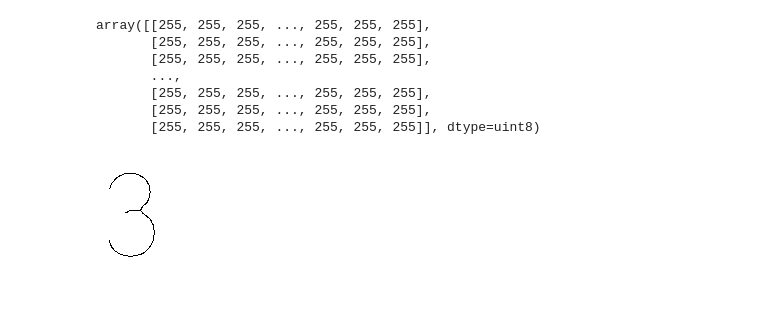
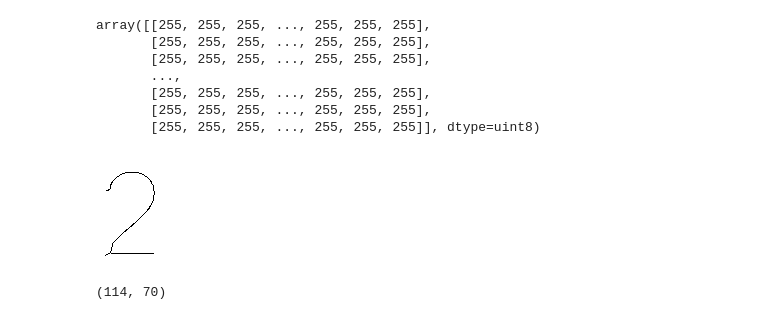
Before and after one commit to agusgun/IF4073-Pengcit, a Jupyter notebook: notebooks/Thinning Image.ipynb, the cells around one changed output. Drawn from its saved outputs; the diff is of its cells as text; code cells hidden in the pictures.

```diff
--- a/notebooks/Thinning Image.ipynb
+++ b/notebooks/Thinning Image.ipynb
@@ -4,4 +5,6 @@ import numpy as np
 from PIL import Image
+# %%
+THRESHOLD = 127
 # %%
 array(Image.open('datasets/digit/0.png').convert('L'))
 # %% [output]
@@ -19,7 +22,7 @@ def convert_image2bw(image):
 
     for i, row in enumerate(bw_image):
         for j, value in enumerate(row):
-            if bw_image[i][j] <= 127:
+            if bw_image[i][j] <= THRESHOLD:
                 bw_image[i][j] = 0
             else:
                 bw_image[i][j] = 255
@@ -72,7 +87,7 @@ class ImageThinner:
         result = 0
 
         for i in range(len(neighbors_check) - 1):
-            if neighbors_check[i] > 127 and neighbors_check[i + 1] <= 127:
+            if neighbors_check[i] > THRESHOLD and neighbors_check[i + 1] <= THRESHOLD:
                 result += 1
 
         return result
@@ -83,7 +98,7 @@ class ImageThinner:
         """
         result = 0
         for i in neighbors:
-            if i <= 127:
+            if i <= THRESHOLD:
                 result += 1
 
         return result
@@ -107,11 +122,11 @@ class ImageThinner:
                     P2, P3, P4, P5, P6, P7, P8, P9 = neighbors_list = self.neighbors(thinned_image, x, y)
 
 
-                    if (thinned_image[y][x] <= 127 and
+                    if (thinned_image[y][x] <= THRESHOLD and
                         2 <= self.count_black_pixel(neighbors_list) <= 6 and
                         self.transitions(neighbors_list) == 1 and
-                        (P2 > 127 or P4 > 127 or P6 > 127) and
-                        (P4 > 127 or P6 > 127 or P8 > 127)):
+                        (P2 > THRESHOLD or P4 > THRESHOLD or P6 > THRESHOLD) and
+                        (P4 > THRESHOLD or P6 > THRESHOLD or P8 > THRESHOLD)):
 
                         list_of_change_1.append((y, x))
 
@@ -124,11 +139,11 @@ class ImageThinner:
                 for x in range(1, column - 1):
                     P2, P3, P4, P5, P6, P7, P8, P9 = neighbors_list = self.neighbors(thinned_image, x, y)
 
-                    if (thinned_image[y][x] <= 127 and
+                    if (thinned_image[y][x] <= THRESHOLD and
                         2 <= self.count_black_pixel(neighbors_list) <= 6 and
                         self.transitions(neighbors_list) == 1 and
-                        (P2 > 127 or P4 > 127 or P8 > 127) and
-                        (P2 > 127 or P6 > 127 or P8 > 127)):
+                        (P2 > THRESHOLD or P4 > THRESHOLD or P8 > THRESHOLD) and
+                        (P2 > THRESHOLD or P6 > THRESHOLD or P8 > THRESHOLD)):
 
                         list_of_change_2.append((y, x))
 
@@ -142,5 +159,5 @@ image_thinner = ImageThinner()
 # %%
-result = image_thinner.thin_image(convert_image2bw(array(Image.open('datasets/digit/3.png').convert('L'))))
+result = image_thinner.thin_image(convert_image2bw(array(Image.open('datasets/digit/2.png').convert('L'))))
 result
 # %% [output]
 array([[255, 255, 255, ..., 255, 255, 255],
@@ -151,7 +168,6 @@ array([[255, 255, 255, ..., 255, 255, 255],
        [255, 255, 255, ..., 255, 255, 255],
        [255, 255, 255, ..., 255, 255, 255]], dtype=uint8)
 # %%
-result = Image.fromarray(result)
-result
+Image.fromarray(result)
 # %% [output]
-[figure, old version]
+[figure, new version]
@@ -159,0 +174,4 @@ result.save('hehe.png')
+# %%
+result.shape
+# %% [output]
+(114, 70)
```
Also changed, not shown: parts of 31 cells of this notebook.
